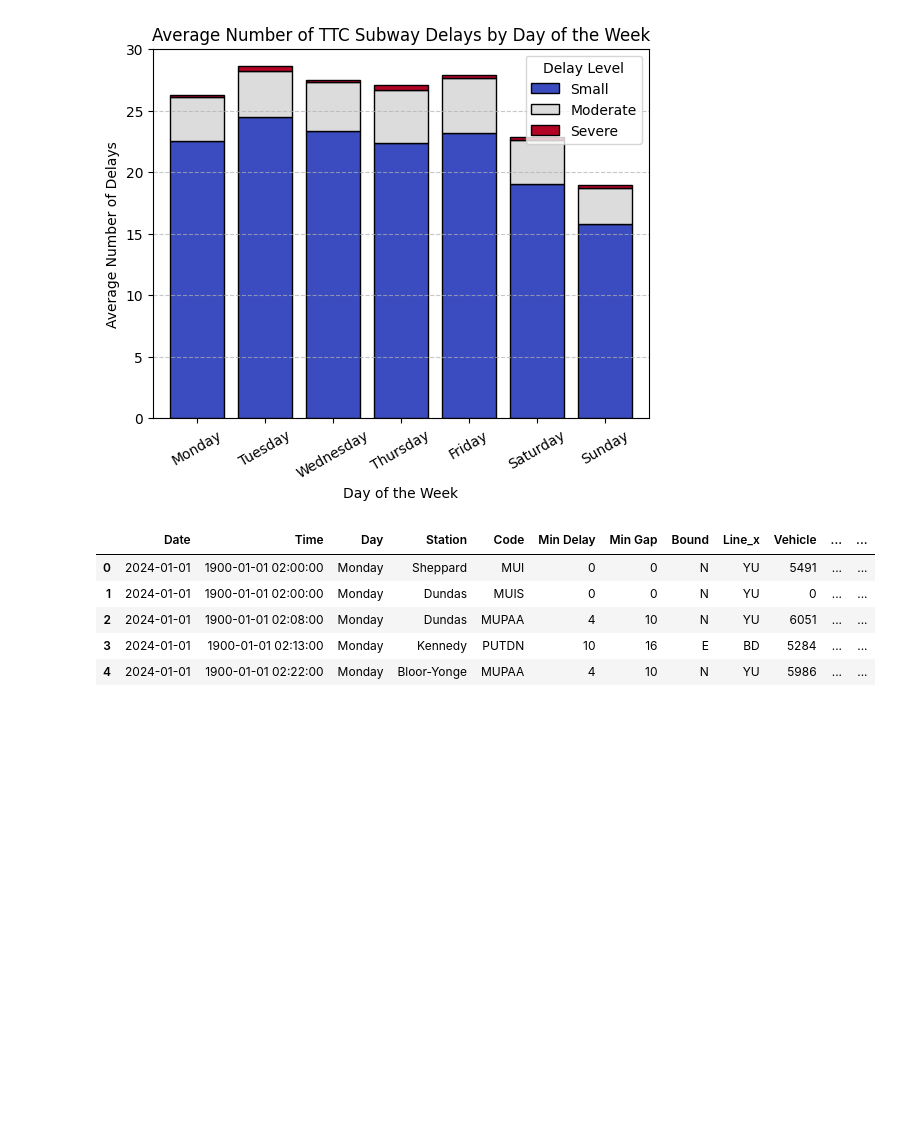
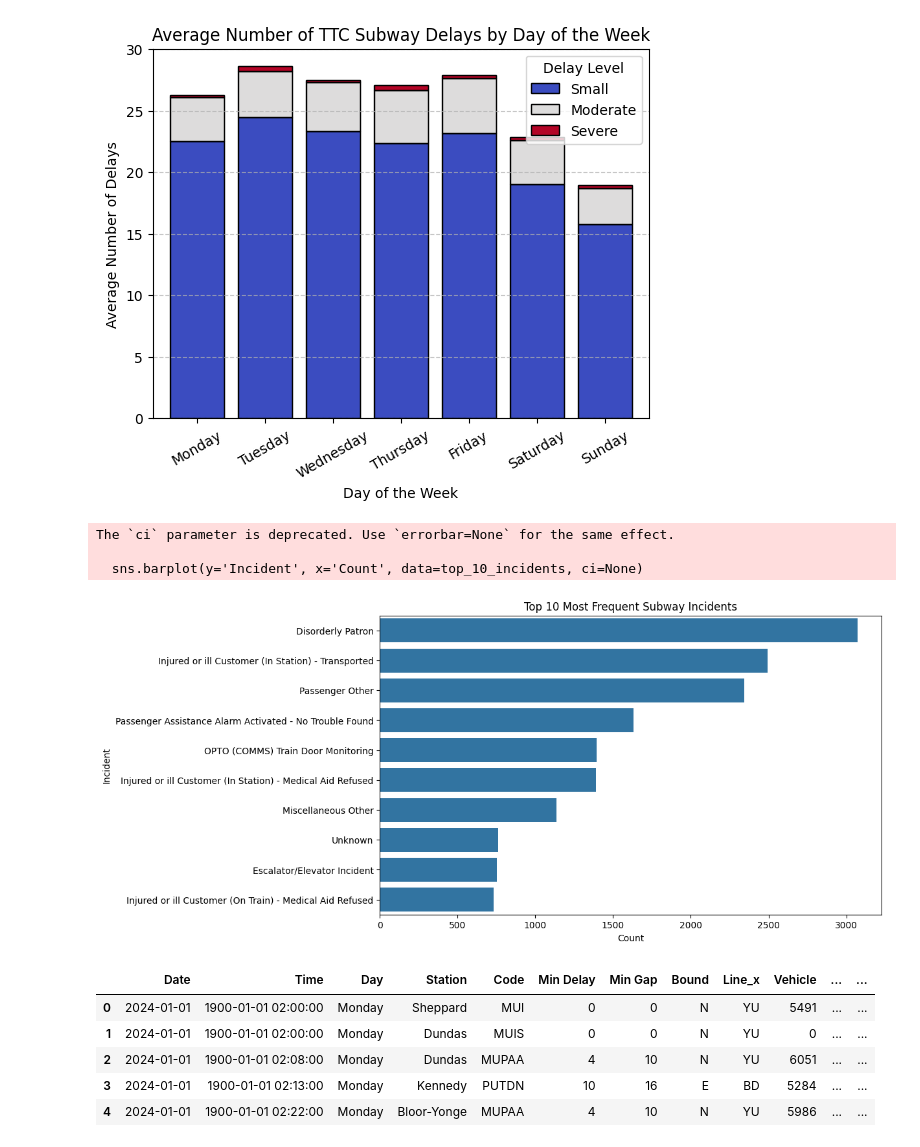
Before and after one commit to JYW5114/TTC_delay, a Jupyter notebook: subway_analysis.ipynb, the cells around one changed output. Saved outputs shown, nothing was run; the diff lists cells and outputs as text; code cells hidden in the pictures; blank space fills up the shorter version.

```diff
--- a/subway_analysis.ipynb
+++ b/subway_analysis.ipynb
@@ -713,6 +731,23 @@ plt.show()
 # %% [output]
 <Figure size 1200x600 with 0 Axes>
 [figure]
+# %%
+# Get the top 10 incidents by count
+top_10_incidents = subway['Incident'].value_counts().nlargest(10).reset_index()
+top_10_incidents.columns = ['Incident', 'Count']
+
+# Plot
+plt.figure(figsize=(10, 6))
+sns.barplot(y='Incident', x='Count', data=top_10_incidents, ci=None)
+plt.title("Top 10 Most Frequent Subway Incidents")
+plt.xlabel("Count")
+plt.ylabel("Incident")
+plt.show()
+# %% [output]
+The `ci` parameter is deprecated. Use `errorbar=None` for the same effect.
+
+  sns.barplot(y='Incident', x='Count', data=top_10_incidents, ci=None)
+[figure, added]
 # %%
 import geopandas as gpd
 import contextily as ctx
```
Also changed, not shown: parts of 2 cells of this notebook.
